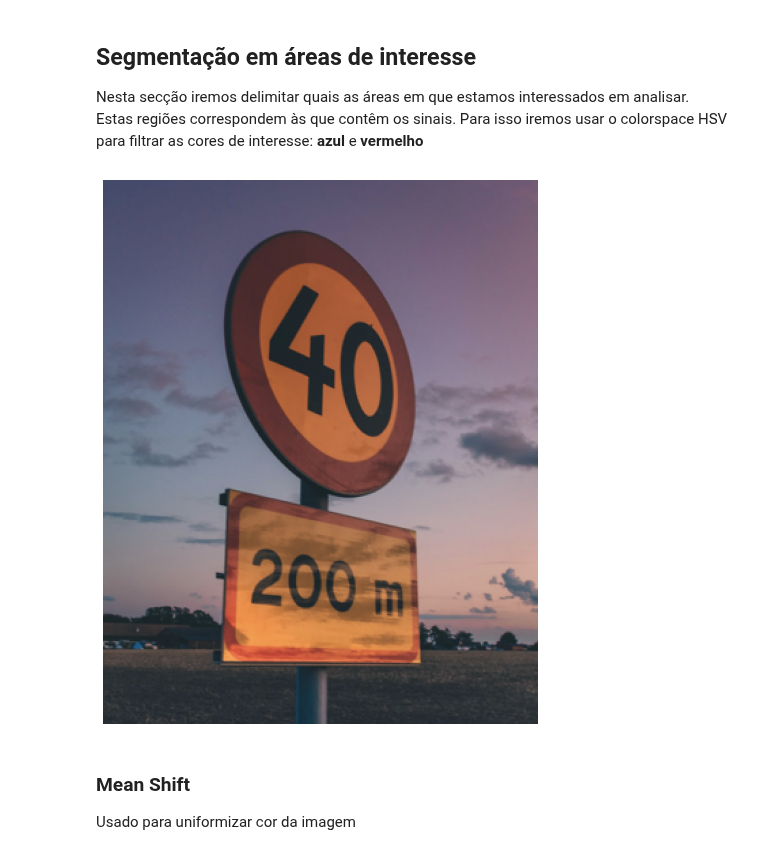
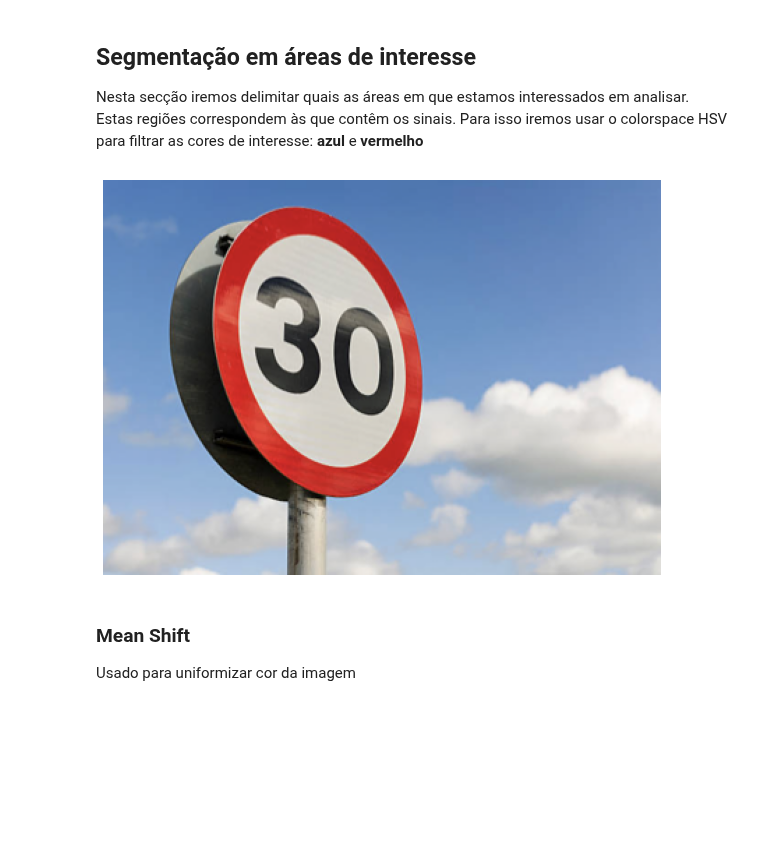
Before and after one commit to joaolucasmartins/VC2022, a Jupyter notebook: notebook.ipynb, the cells around one changed output. Saved outputs shown, nothing was run; the diff lists cells and outputs as text; code cells hidden in the pictures; blank space fills up the shorter version.

```diff
--- a/notebook.ipynb
+++ b/notebook.ipynb
@@ -90,11 +90,11 @@ filterType(["speedlimit"])
 Nesta secção iremos delimitar quais as áreas em que estamos interessados em analisar. Estas regiões correspondem às que contêm os sinais. Para isso iremos usar o colorspace HSV para filtrar as cores de interesse: **azul** e **vermelho**
 # %%
 testImages = {"speedlimit": (7, 19, 20, 70)}
-speedLimitId = filterType(["speedlimit"]).index[7]
+speedLimitId = filterType(["speedlimit"]).index[20]
 speedLimit = importImage(speedLimitId)
 displayImage(speedLimit)
 # %% [output]
-[figure, old version]
+[figure, new version]
 # %% [markdown]
 ### Mean Shift
 Usado para uniformizar cor da imagem
```
Also changed, not shown: parts of 3 cells of this notebook.
